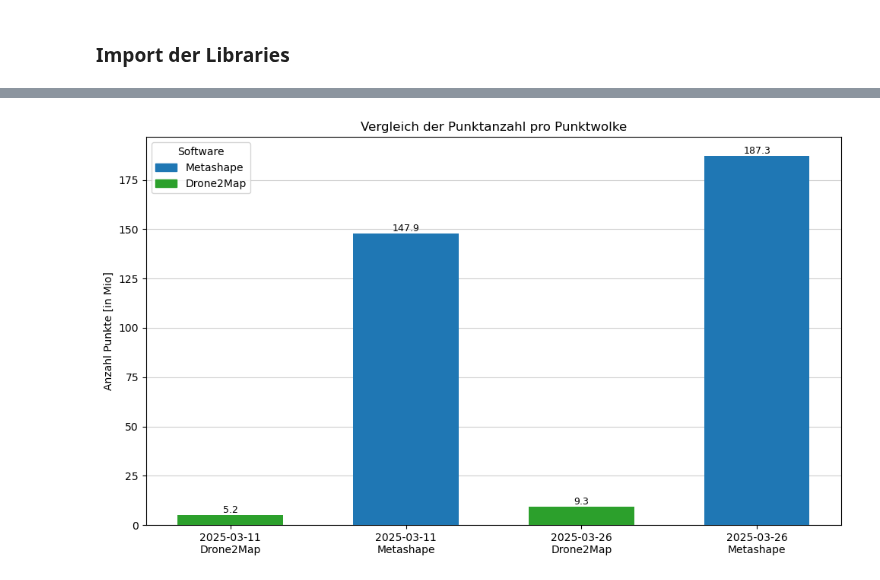
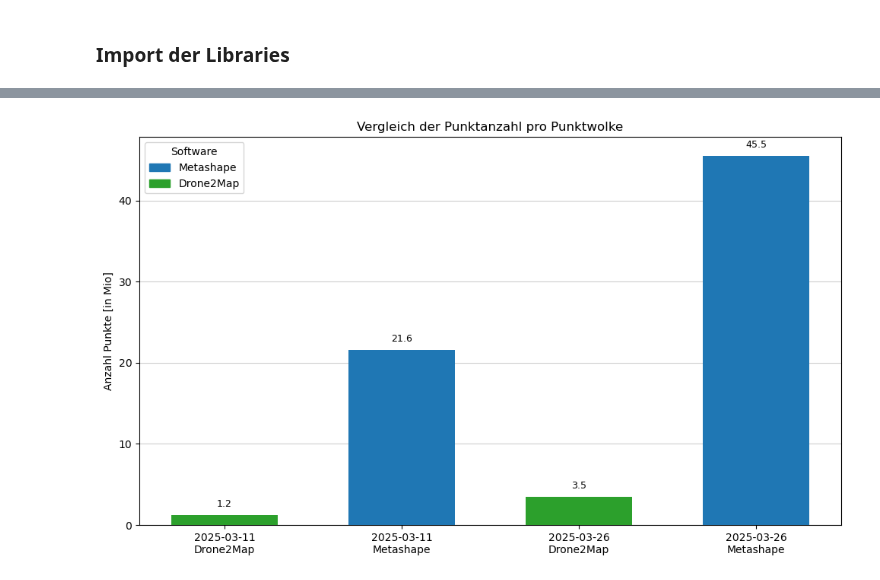
Before and after one commit to naamp/BTh11_Trieblaengenwachstum, a Jupyter notebook: 05_Software_Comparison/05_B_Software_Comparison_RMSE.ipynb, the cells around one changed output, grey strips where cells are left out. Saved outputs shown, nothing was run; the diff lists cells and outputs as text; code cells hidden in the pictures.

Commit message:
20250606_mtsc_1
Anpassung Visualisierungen Softwareverlgeich

```diff
--- a/05_Software_Comparison/05_B_Software_Comparison_RMSE.ipynb
+++ b/05_Software_Comparison/05_B_Software_Comparison_RMSE.ipynb
@@ -19,7 +19,7 @@ import pandas as pd
 import matplotlib.pyplot as plt
 # %%
 # CSV einlesen
-df = pd.read_csv(r"C:\_Data\BTh11\BTh11_Trieblaengenwachstum\05_Software_Comparison\50_BaseData\CSV\SfM_Reports_RMSE_Values.csv")
+df = pd.read_csv(r".\50_BaseData\CSV\SfM_Reports_RMSE_Values.csv")
 
 # Farben definieren
 farbe = {"Drone2Map": "#2ca02c", "Metashape": "#1f77b4"}
@@ -90,8 +155,8 @@ import matplotlib.pyplot as plt
 
 # === Verzeichnisse
 dirs = {
-    "2025-03-11": r"C:\_Data\BTh11\BTh11_Trieblaengenwachstum\05_Software_Comparison\50_BaseData\PointCloud\20250311",
-    "2025-03-26": r"C:\_Data\BTh11\BTh11_Trieblaengenwachstum\05_Software_Comparison\50_BaseData\PointCloud\20250326"
+    "2025-03-11": r".\50_BaseData\PointCloud\20250311\pc_cleaned",
+    "2025-03-26": r".\50_BaseData\PointCloud\20250326\pc_cleaned"
 }
 
 # === Datenstruktur zum Speichern
@@ -124,31 +189,31 @@ for date, path in dirs.items():
             except Exception as e:
                 print(f"Fehler bei Datei {file}: {e}")
 
 # === Plot vorbereiten
 labels = [f"{d['date']}\n{d['software']}" for d in data]
 values = [d["n_points_mio"] for d in data]
 colors = ["#1f77b4" if d["software"] == "Metashape" else "#2ca02c" for d in data]
 
 plt.figure(figsize=(10, 6))
 bars = plt.bar(labels, values, color=colors, width=0.6, zorder=100)
 
 # Beschriftung
 plt.ylabel("Anzahl Punkte [in Mio]")
 plt.title("Vergleich der Punktanzahl pro Punktwolke")
 plt.grid(axis='y', linestyle='-', alpha=0.6)
 
 # Werte beschriften
 for bar in bars:
     height = bar.get_height()
     plt.text(bar.get_x() + bar.get_width()/2, height + 1.0, f"{height:.1f}", ha='center', fontsize=9, zorder=101)
 
 # Legende
 plt.legend(handles=[
     plt.Rectangle((0, 0), 1, 1, color="#1f77b4", label="Metashape"),
     plt.Rectangle((0, 0), 1, 1, color="#2ca02c", label="Drone2Map")
 ], title="Software")
 
 plt.tight_layout()
 plt.show()
 # %% [output]
-[figure, old version]
+[figure, new version]
```
Also changed, not shown: parts of 2 cells of this notebook, 6 other files.
